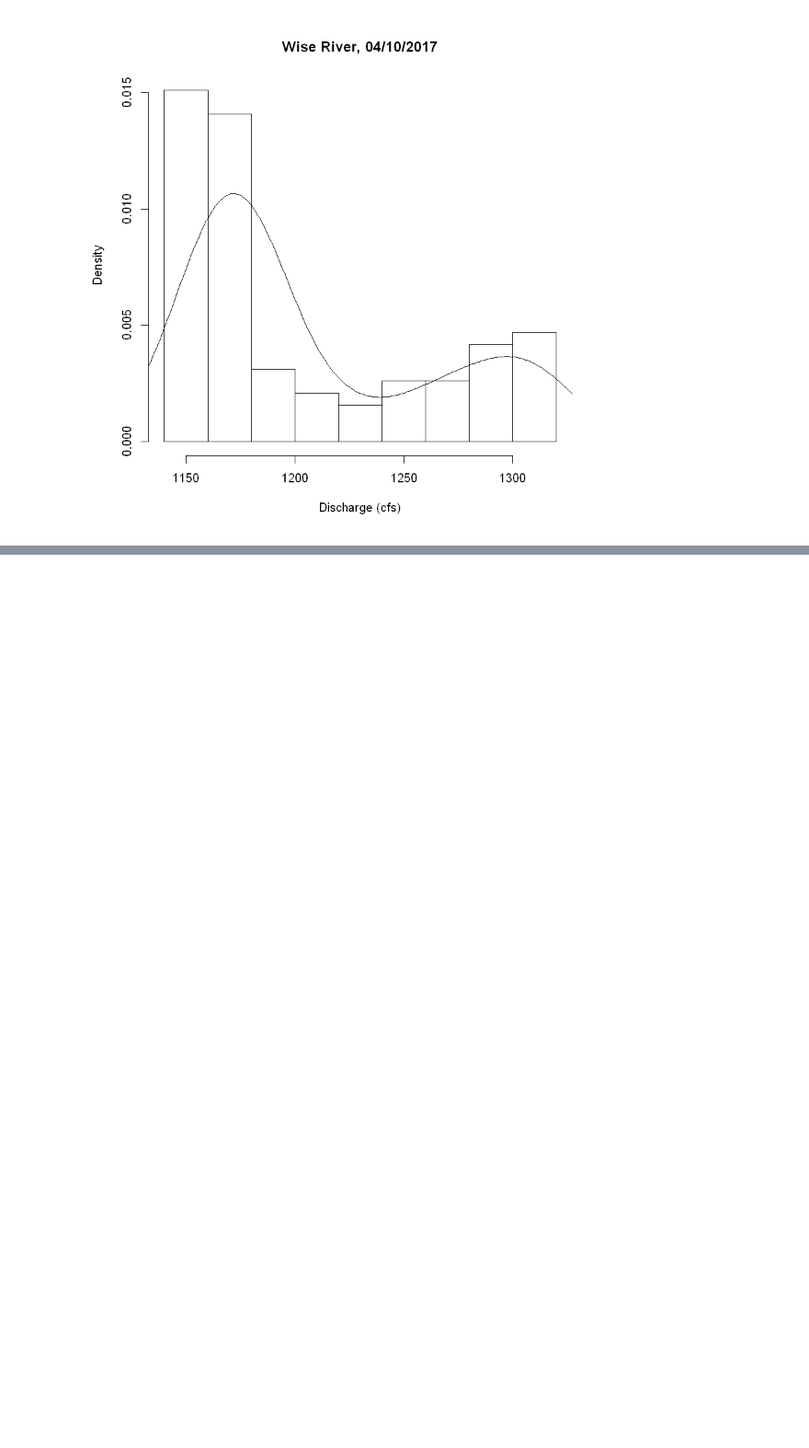
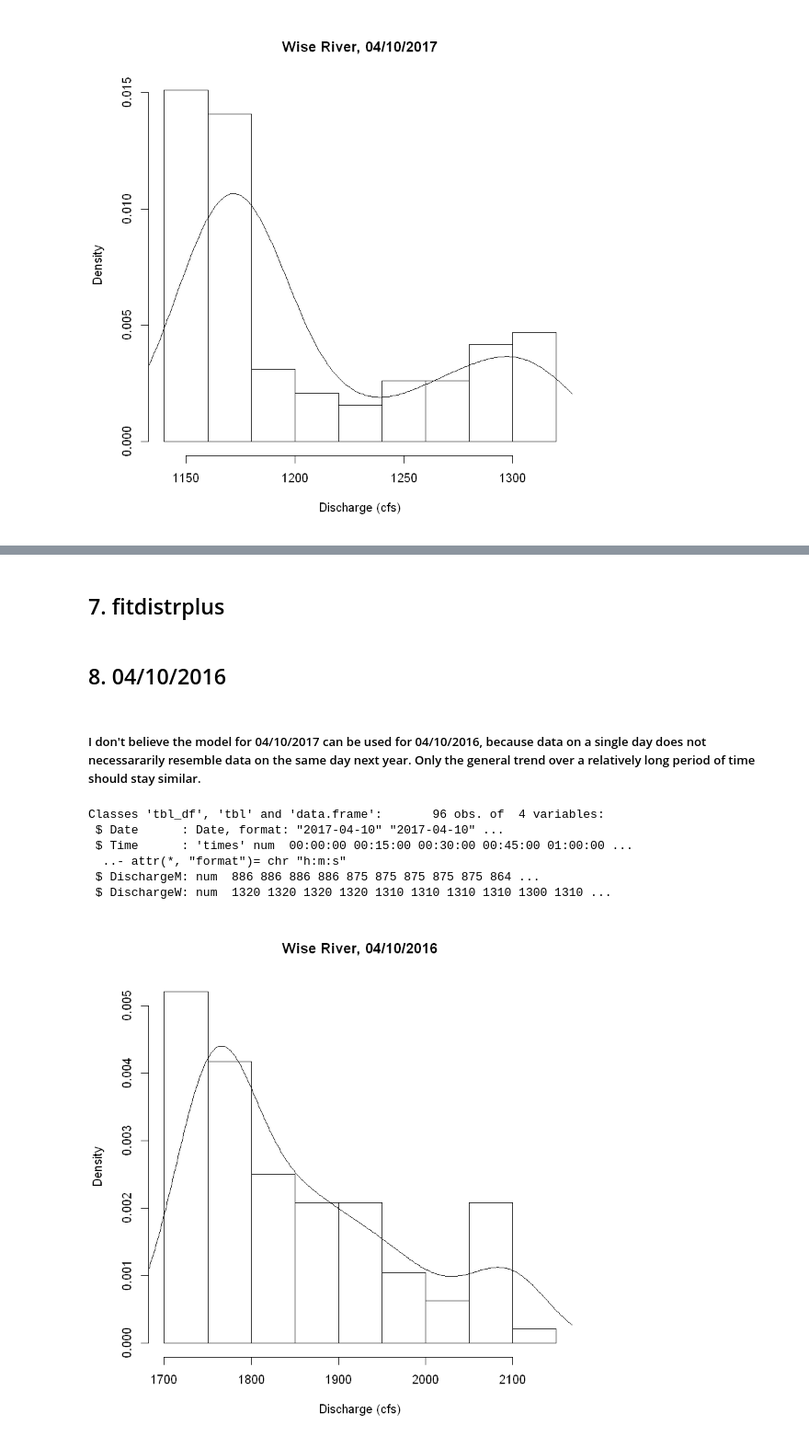
Before and after one commit to ngocdha/hw_Statistical_Learning, a Jupyter notebook: Labs/Lab_3/L3_02_Analysis.ipynb, the cells around one changed output, grey strips where cells are left out. Shown: that part at 92% size. Drawn from its saved outputs; the diff is of its cells as text; code cells hidden in the pictures; blank space fills up the shorter version.

```diff
--- a/Labs/Lab_3/L3_02_Analysis.ipynb
+++ b/Labs/Lab_3/L3_02_Analysis.ipynb
@@ -334,0 +336,22 @@ lines(density(data_p5$DischargeW), add=T)
+# %% [markdown]
+## 7. fitdistrplus
+# %% [markdown]
+## 8. 04/10/2016
+# %% [markdown]
+##### I don't believe the model for 04/10/2017 can be used for 04/10/2016, because data on a single day does not necessararily resemble data on the same day next year. Only the general trend over a relatively long period of time should stay similar.
+# %%
+data_p8 = subset(data, Date == "2016-04-10")
+# %%
+str(data_p5)
+# %% [output]
+Classes 'tbl_df', 'tbl' and 'data.frame':       96 obs. of  4 variables:
+ $ Date      : Date, format: "2017-04-10" "2017-04-10" ...
+ $ Time      : 'times' num  00:00:00 00:15:00 00:30:00 00:45:00 01:00:00 ...
+  ..- attr(*, "format")= chr "h:m:s"
+ $ DischargeM: num  886 886 886 886 875 875 875 875 875 864 ...
+ $ DischargeW: num  1320 1320 1320 1320 1310 1310 1310 1310 1300 1310 ...
+# %%
+hist(data_p8$DischargeW, prob = T, main = 'Wise River, 04/10/2016', xlab = 'Discharge (cfs)')
+lines(density(data_p8$DischargeW), add=T)
+# %% [output]
+[figure, added]
```
Also changed, not shown: parts of 11 cells of this notebook, 1 other file.
